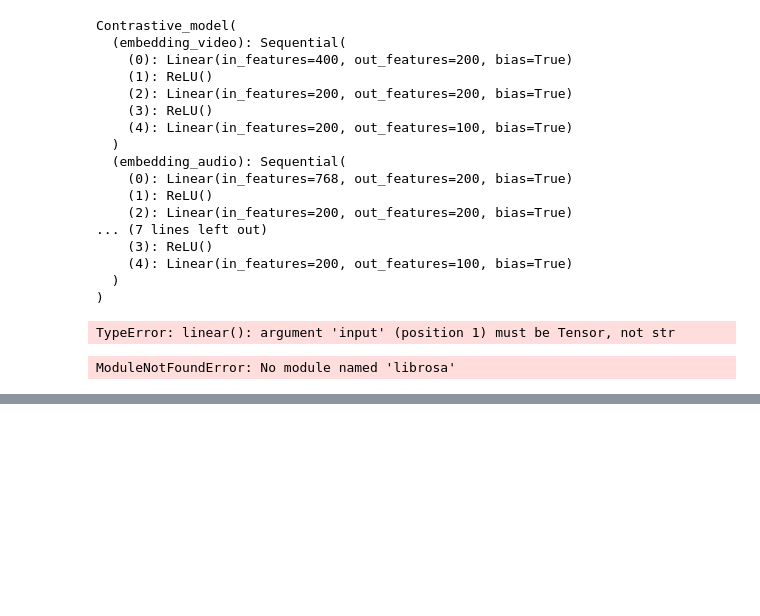
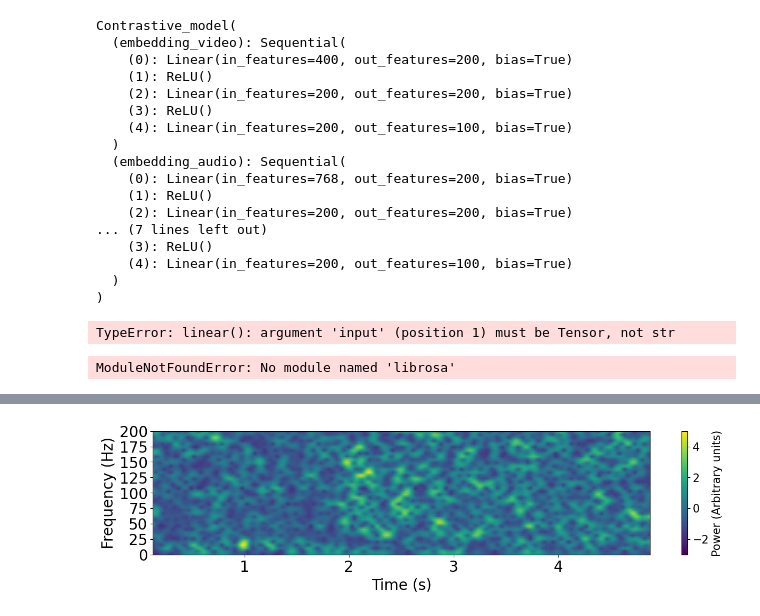
Before and after one commit to Ubriacopo/progetto-tesi, a Jupyter notebook: experiments/eeg_foundation_model.ipynb, the cells around one changed output, grey strips where cells are left out. Saved outputs shown, nothing was run; the diff lists cells and outputs as text; code cells hidden in the pictures; blank space fills up the shorter version.

```diff
--- a/experiments/eeg_foundation_model.ipynb
+++ b/experiments/eeg_foundation_model.ipynb
@@ -169,0 +197,45 @@ ModuleNotFoundError: No module named 'librosa'
+# %%
+def get_stft(x, fs, clip_fs=-1, normalizing=None, **kwargs):
+    f, t, Zxx = signal.stft(x, fs, **kwargs)
+
+    Zxx = Zxx[:clip_fs]
+    f = f[:clip_fs]
+
+    Zxx = np.abs(Zxx)
+    clip = 5  #To handle boundary effects
+    if normalizing == "zscore":
+        Zxx = Zxx[:, clip:-clip]
+        Zxx = stats.zscore(Zxx, axis=-1)
+        t = t[clip:-clip]
+    elif normalizing == "db":
+        Zxx = np.log2(Zxx[:, clip:-clip])
+        t = t[clip:-clip]
+
+    if np.isnan(Zxx).any():
+        import pdb;
+        pdb.set_trace()
+
+    return f, t, Zxx
+
+
+def plot_stft(path):
+    wav = np.load(path)
+    f, t, linear = get_stft(wav, 2048, clip_fs=40, nperseg=400, noverlap=350, normalizing="zscore",
+                            return_onesided=True)  #TODO hardcode sampling rate
+    plt.figure(figsize=(15, 3))
+    f[-1] = 200
+    g1 = plt.pcolormesh(t, f, linear, shading="gouraud", vmin=-3, vmax=5)
+
+    cbar = plt.colorbar(g1)
+    tick_font_size = 15
+    cbar.ax.tick_params(labelsize=tick_font_size)
+    cbar.ax.set_ylabel("Power (Arbitrary units)", fontsize=15)
+    plt.xticks(fontsize=20)
+    plt.ylabel("")
+    plt.yticks(fontsize=20)
+    plt.xlabel("Time (s)", fontsize=20)
+    plt.ylabel("Frequency (Hz)", fontsize=20)
+# %%
+plot_stft("../resources/example_wav_1.npy")
+# %% [output]
+[figure, added]
```
Also changed, not shown: parts of 27 cells of this notebook, 3 other files.
